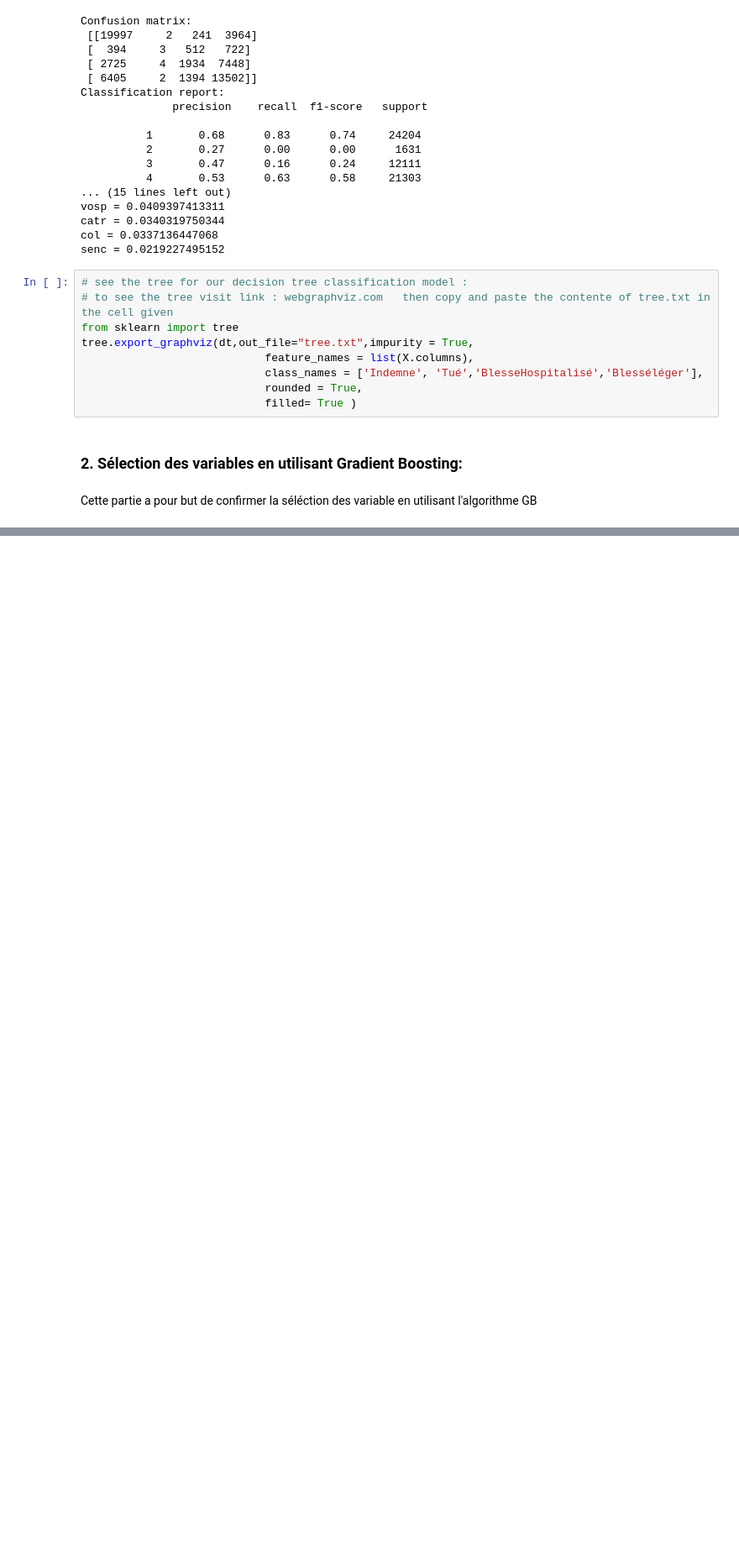
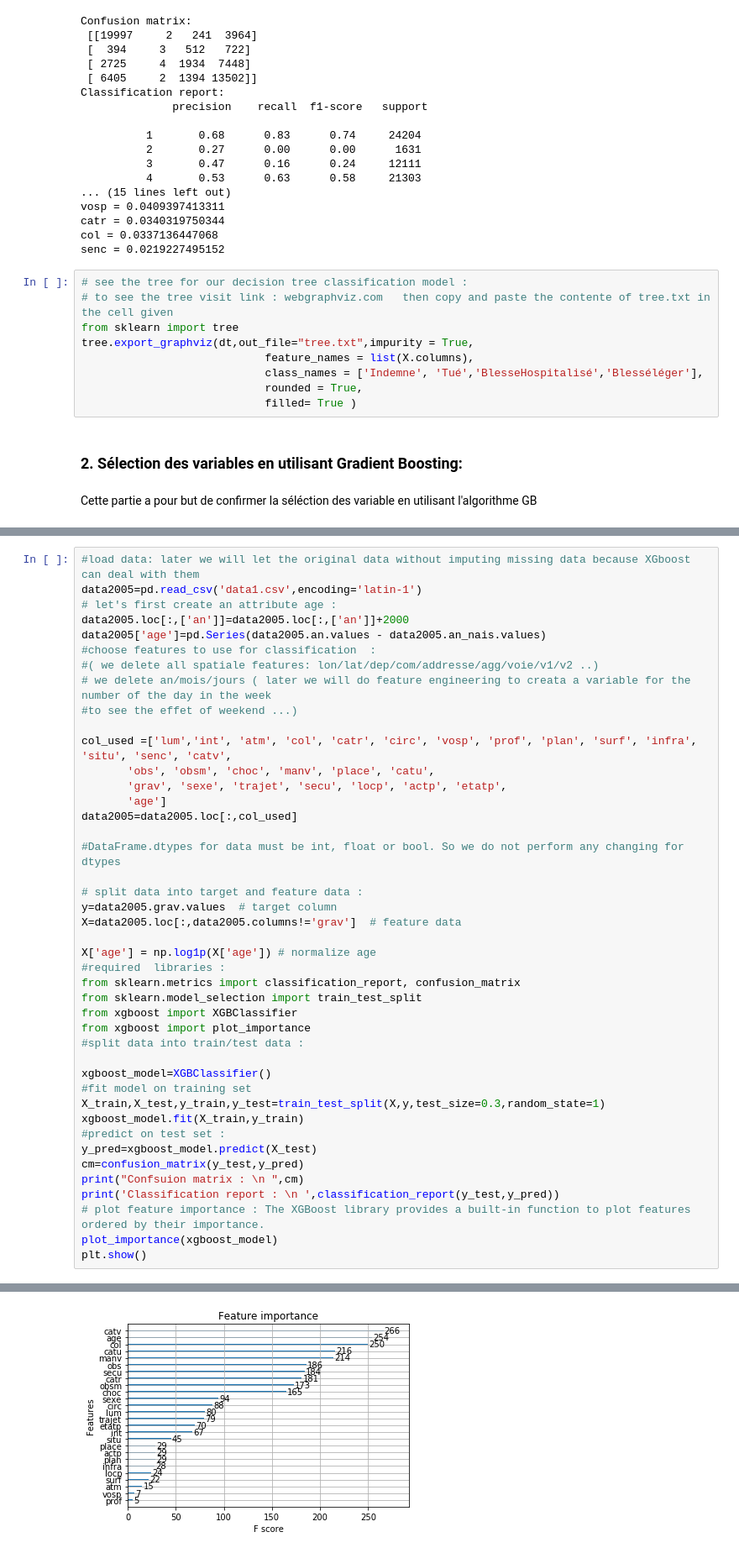
Before and after one commit to Louriz/Big_data_IMT, a Jupyter notebook: classifiaction_gravite.ipynb, the cells around one changed output, grey strips where cells are left out. Shown at 84% size. Drawn from its saved outputs; the diff is of its cells as text; blank space fills up the shorter version.

```diff
--- a/classifiaction_gravite.ipynb
+++ b/classifiaction_gravite.ipynb
@@ -384,0 +401,44 @@ Cette partie a pour but de confirmer la séléction des variable en utilisant l'
+# %%
+#load data: later we will let the original data without imputing missing data because XGboost can deal with them
+data2005=pd.read_csv('data1.csv',encoding='latin-1')
+# let's first create an attribute age :
+data2005.loc[:,['an']]=data2005.loc[:,['an']]+2000
+data2005['age']=pd.Series(data2005.an.values - data2005.an_nais.values)
+#choose features to use for classification  :
+#( we delete all spatiale features: lon/lat/dep/com/addresse/agg/voie/v1/v2 ..)
+# we delete an/mois/jours ( later we will do feature engineering to creata a variable for the number of the day in the week
+#to see the effet of weekend ...)
+
+col_used =['lum','int', 'atm', 'col', 'catr', 'circ', 'vosp', 'prof', 'plan', 'surf', 'infra', 'situ', 'senc', 'catv',
+       'obs', 'obsm', 'choc', 'manv', 'place', 'catu',
+       'grav', 'sexe', 'trajet', 'secu', 'locp', 'actp', 'etatp',
+       'age']
+data2005=data2005.loc[:,col_used]
+
+#DataFrame.dtypes for data must be int, float or bool. So we do not perform any changing for dtypes
+
+# split data into target and feature data :
+y=data2005.grav.values  # target column
+X=data2005.loc[:,data2005.columns!='grav']  # feature data
+
+X['age'] = np.log1p(X['age']) # normalize age
+#required  libraries :
+from sklearn.metrics import classification_report, confusion_matrix
+from sklearn.model_selection import train_test_split
+from xgboost import XGBClassifier
+from xgboost import plot_importance
+#split data into train/test data :
+
+xgboost_model=XGBClassifier()
+#fit model on training set
+X_train,X_test,y_train,y_test=train_test_split(X,y,test_size=0.3,random_state=1)
+xgboost_model.fit(X_train,y_train)
+#predict on test set :
+y_pred=xgboost_model.predict(X_test)
+cm=confusion_matrix(y_test,y_pred)
+print("Confsuion matrix : \n ",cm)
+print('Classification report : \n ',classification_report(y_test,y_pred))
+# plot feature importance : The XGBoost library provides a built-in function to plot features ordered by their importance.
+plot_importance(xgboost_model)
+plt.show()
+# %% [output]
@@ -384,0 +463 @@ Cette partie a pour but de confirmer la séléction des variable en utilisant l'
+[figure, added]
```
Also changed, not shown: parts of 12 cells of this notebook, 1 other file.
